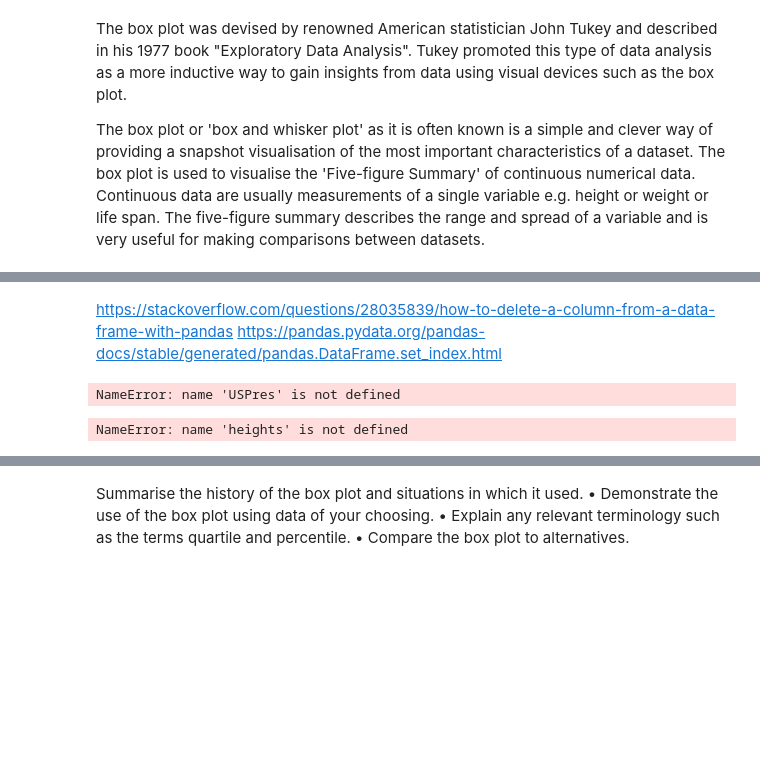
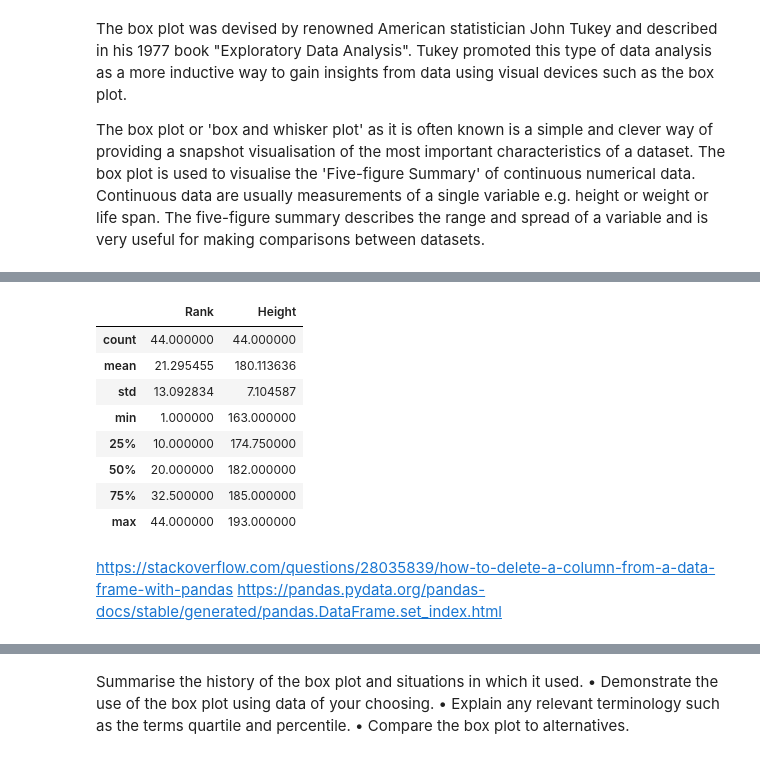
Before and after one commit to cholleran/Proj-Fundamentals-DA, a Jupyter notebook: Project Fundamentals of DA - Boxplots.ipynb, the cells around one changed output, grey strips where cells are left out. Drawn from its saved outputs; the diff is of its cells as text; code cells hidden in the pictures; blank space fills up the shorter version.

Commit message:
worked on pandas dataframe

```diff
--- a/Project Fundamentals of DA - Boxplots.ipynb
+++ b/Project Fundamentals of DA - Boxplots.ipynb
@@ -16,3 +12,5 @@ FileNotFoundError: File b'height_president' does not exist
+# %%
+USPres = pd.read_csv('height_presidents.csv')
 # %%
 USPres
 # %% [output]
@@ -20,13 +34,20 @@ NameError: name 'USPres' is not defined
+# %%
+USPres['Height'] = data
+# %%
+USPres.describe()
+# %% [output]
+|  | Rank | Height |
+| count | 44.000000 | 44.000000 |
+| mean | 21.295455 | 180.113636 |
+| std | 13.092834 | 7.104587 |
+| min | 1.000000 | 163.000000 |
+| 25% | 10.000000 | 174.750000 |
+| 50% | 20.000000 | 182.000000 |
+| 75% | 32.500000 | 185.000000 |
+| max | 44.000000 | 193.000000 |
 # %% [markdown]
 https://stackoverflow.com/questions/28035839/how-to-delete-a-column-from-a-data-frame-with-pandas
 https://pandas.pydata.org/pandas-docs/stable/generated/pandas.DataFrame.set_index.html
 # %%
-heights = USPres.iloc[:,4]
+heights = USPres.iloc[:,3]
-# %% [output]
-NameError: name 'USPres' is not defined
-# %%
-pd.DataFrame(heights)
-heights.max()
-# %% [output]
-NameError: name 'heights' is not defined
 # %%
```
Also changed, not shown: parts of 7 cells of this notebook, 1 other file.
